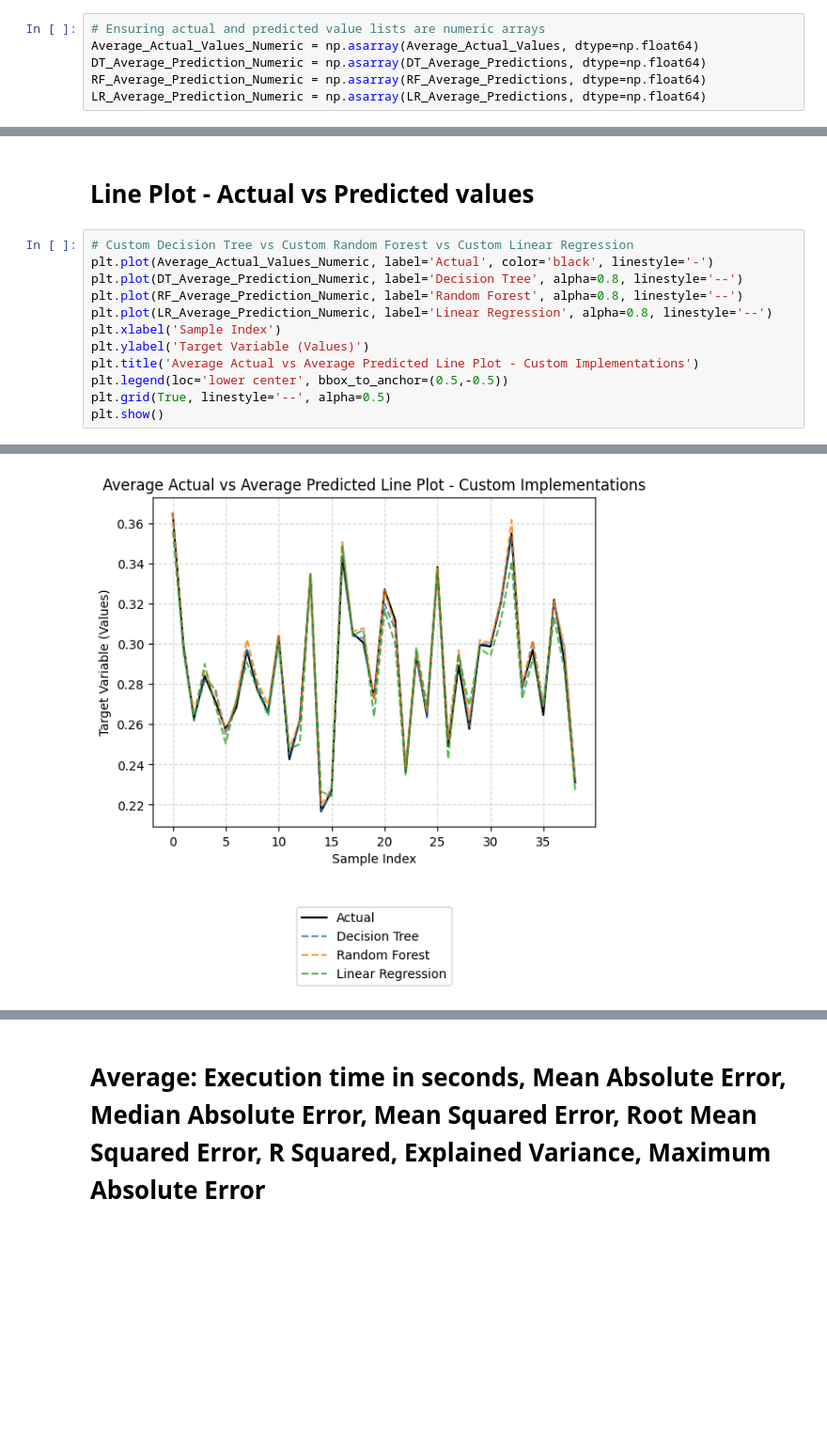
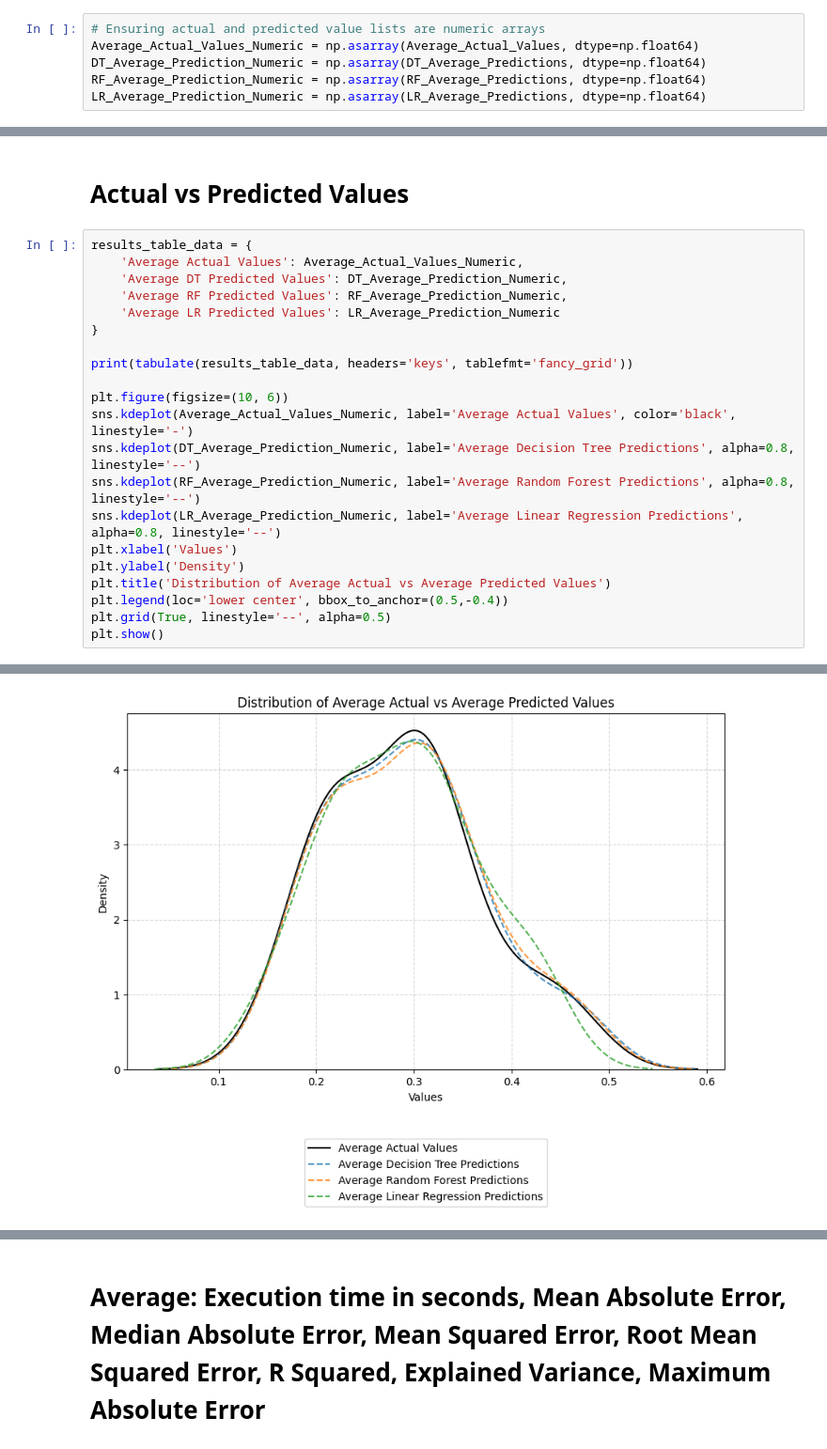
Before and after one commit to NathanPortelli/ICS5110-Applied-ML, a Jupyter notebook: main.ipynb, the cells around one changed output, grey strips where cells are left out. Shown at 94% size. Cells and saved outputs as stored; diff of their text form; blank space fills up the shorter version.

Commit message:
Fixed everything & good results

```diff
--- a/main.ipynb
+++ b/main.ipynb
@@ -263,15 +296,24 @@ plt.show()
 # %% [markdown]
-# Line Plot - Actual vs Predicted values
+# Actual vs Predicted Values
 # %%
-# Custom Decision Tree vs Custom Random Forest vs Custom Linear Regression
-plt.plot(Average_Actual_Values_Numeric, label='Actual', color='black', linestyle='-')
-plt.plot(DT_Average_Prediction_Numeric, label='Decision Tree', alpha=0.8, linestyle='--')
-plt.plot(RF_Average_Prediction_Numeric, label='Random Forest', alpha=0.8, linestyle='--')
-plt.plot(LR_Average_Prediction_Numeric, label='Linear Regression', alpha=0.8, linestyle='--')
-plt.xlabel('Sample Index')
-plt.ylabel('Target Variable (Values)')
-plt.title('Average Actual vs Average Predicted Line Plot - Custom Implementations')
-plt.legend(loc='lower center', bbox_to_anchor=(0.5,-0.5))
+results_table_data = {
+    'Average Actual Values': Average_Actual_Values_Numeric,
+    'Average DT Predicted Values': DT_Average_Prediction_Numeric,
+    'Average RF Predicted Values': RF_Average_Prediction_Numeric,
+    'Average LR Predicted Values': LR_Average_Prediction_Numeric
+}
+
+print(tabulate(results_table_data, headers='keys', tablefmt='fancy_grid'))
+
+plt.figure(figsize=(10, 6))
+sns.kdeplot(Average_Actual_Values_Numeric, label='Average Actual Values', color='black', linestyle='-')
+sns.kdeplot(DT_Average_Prediction_Numeric, label='Average Decision Tree Predictions', alpha=0.8, linestyle='--')
+sns.kdeplot(RF_Average_Prediction_Numeric, label='Average Random Forest Predictions', alpha=0.8, linestyle='--')
+sns.kdeplot(LR_Average_Prediction_Numeric, label='Average Linear Regression Predictions', alpha=0.8, linestyle='--')
+plt.xlabel('Values')
+plt.ylabel('Density')
+plt.title('Distribution of Average Actual vs Average Predicted Values')
+plt.legend(loc='lower center', bbox_to_anchor=(0.5,-0.4))
 plt.grid(True, linestyle='--', alpha=0.5)
 plt.show()
 # %% [output]
@@ -278 +337 @@ plt.show()
-[figure, old version]
+[figure, new version]
```
Also changed, not shown: parts of 14 cells of this notebook.
